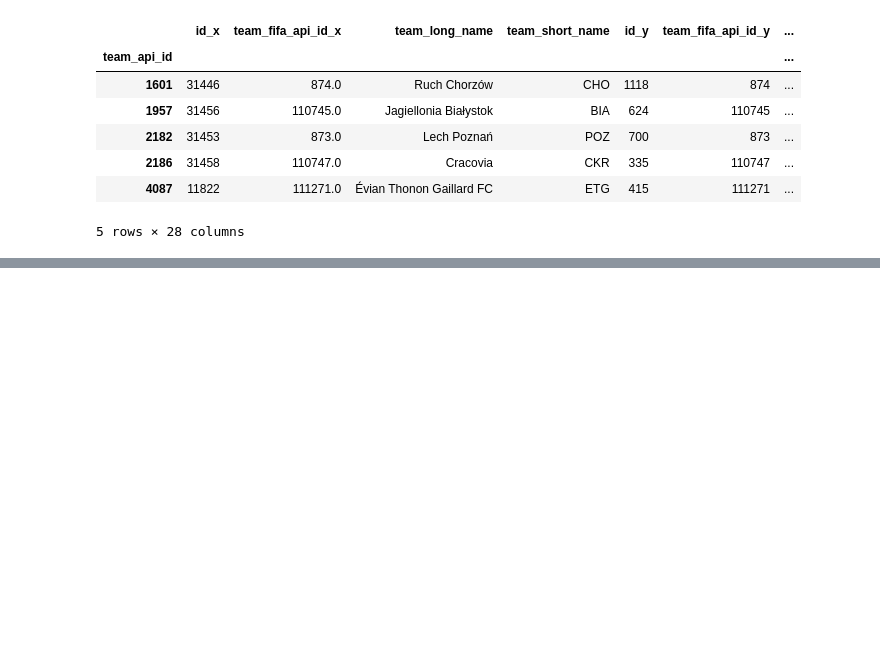
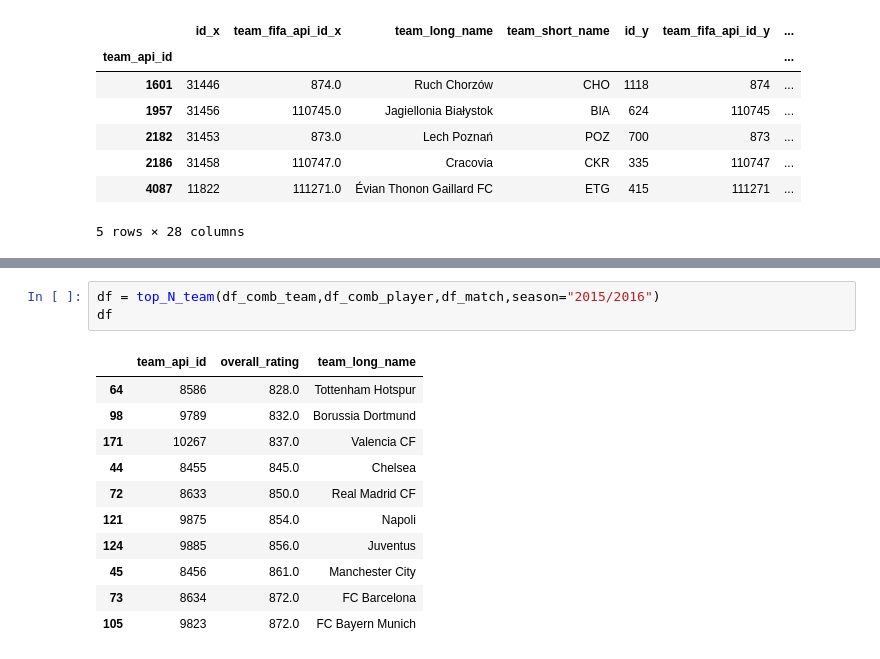
Before and after one commit to abhiksark/Udacity-DataAnalyst-Nanodegree, a Jupyter notebook: football_analysis/Updated_EDA.ipynb, the cells around one changed output, grey strips where cells are left out. Saved outputs shown, nothing was run; the diff lists cells and outputs as text; blank space fills up the shorter version.

```diff
--- a/football_analysis/Updated_EDA.ipynb
+++ b/football_analysis/Updated_EDA.ipynb
@@ -329,3 +321,18 @@ def top_N_team(df_comb_team,df_comb_player,df_match,season="2015/2016",n=10):
     df_top = df_top[["team_api_id","overall_rating","team_long_name"]]
     df_top = df_top.sort_values("overall_rating")
     return df_top[-n:]
+# %%
+df = top_N_team(df_comb_team,df_comb_player,df_match,season="2015/2016")
+df
+# %% [output]
+|  | team_api_id | overall_rating | team_long_name |
+| 64 | 8586 | 828.0 | Tottenham Hotspur |
+| 98 | 9789 | 832.0 | Borussia Dortmund |
+| 171 | 10267 | 837.0 | Valencia CF |
+| 44 | 8455 | 845.0 | Chelsea |
+| 72 | 8633 | 850.0 | Real Madrid CF |
+| 121 | 9875 | 854.0 | Napoli |
+| 124 | 9885 | 856.0 | Juventus |
+| 45 | 8456 | 861.0 | Manchester City |
+| 73 | 8634 | 872.0 | FC Barcelona |
+| 105 | 9823 | 872.0 | FC Bayern Munich |
```
Also changed, not shown: parts of 10 cells of this notebook.
